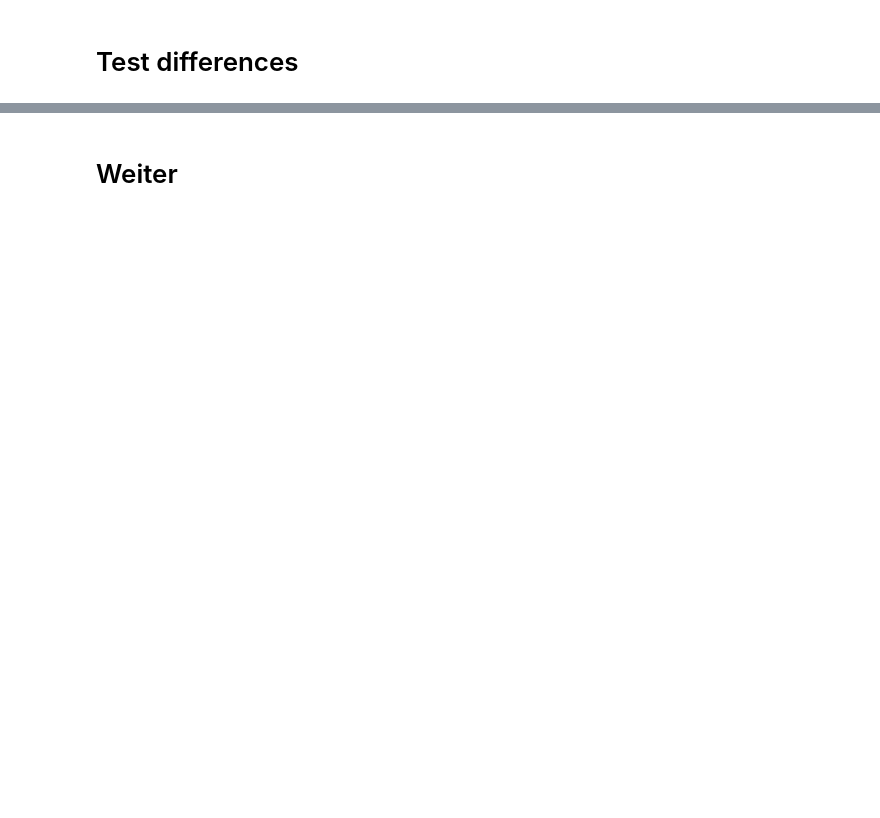
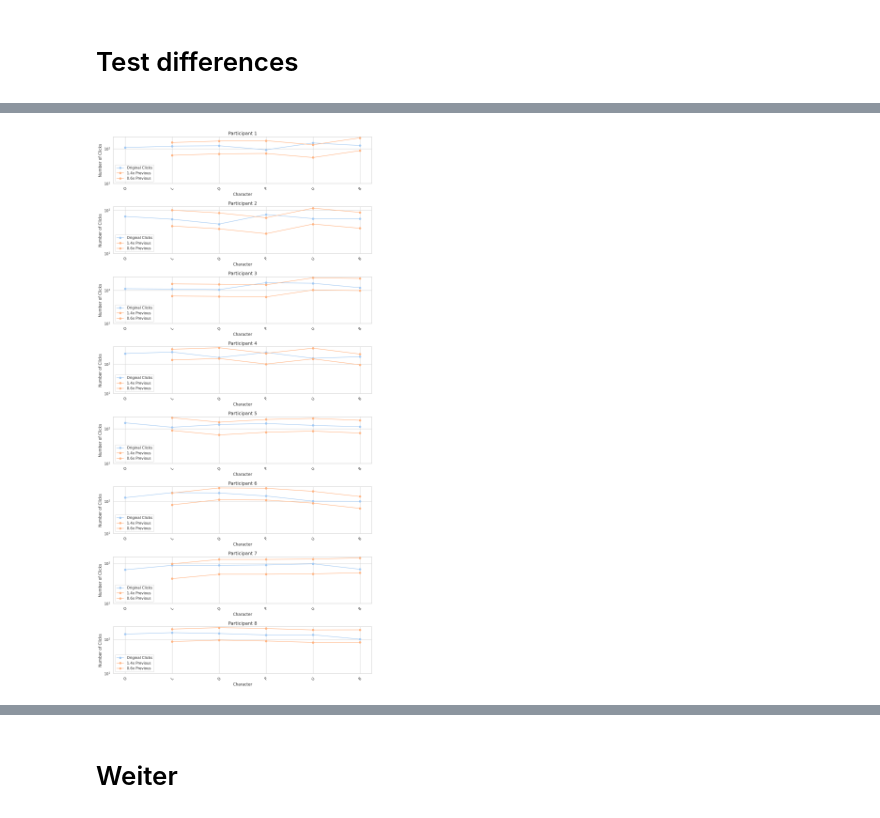
Before and after one commit to T0B1K/BrailleGloveStatistics, a Jupyter notebook: content/study2/questionnaire/study2_questionnaire.ipynb, the cells around one changed output, grey strips where cells are left out. Saved outputs shown, nothing was run; the diff lists cells and outputs as text; code cells hidden in the pictures; blank space fills up the shorter version.

```diff
--- a/content/study2/questionnaire/study2_questionnaire.ipynb
+++ b/content/study2/questionnaire/study2_questionnaire.ipynb
@@ -14,11 +0,0 @@ condition_palette = {
-# %%
-import pandas as pd
-
-# Define the file path to your CSV file
-file_path = "study_2_data.csv"  # Replace with the path to your CSV file
-
-# Load the CSV file into a pandas DataFrame
-df = pd.read_csv(file_path)
-
-# Display the first few rows of the DataFrame to verify the contents
-print(df.head())
@@ -43,2 +1,30 @@ print(df.head())
+# %%
+
+import pandas as pd
+import matplotlib.pyplot as plt
+import numpy as np
+import seaborn as sns
+from scipy import stats
+from scipy.stats import chisquare
+from scipy.stats import multinomial
+from scipy.stats import kruskal
+from statsmodels.stats.multicomp import pairwise_tukeyhsd
+from scipy.stats import mannwhitneyu
+
+pastel_colors = sns.color_palette("pastel", 3)
+character_order  = ['O', 'L', 'D', 'P', 'U', 'B'] #characters
+
+sns.set(style="whitegrid")
+pastel_colors = sns.color_palette("pastel", 3)
+
+condition_order = ["SEQ", "OST"]
+condition_palette = {
+    "SEQ": pastel_colors[0],  # First color in the pastel palette
+    "OST": pastel_colors[1],     # Second color in the pastel palette
+}
+
+file_path = "study_2_data.csv"
+
+participant_data = pd.read_csv(file_path)
 # %% [markdown]
 # Test differences
@@ -121,0 +103,4 @@ KeyboardInterrupt:
+# %%
+generate_plots(participant_data.copy(), "participantPlots")
+# %% [output]
+[figure, added]
```
Also changed, not shown: parts of 15 cells of this notebook, 5 other files.
